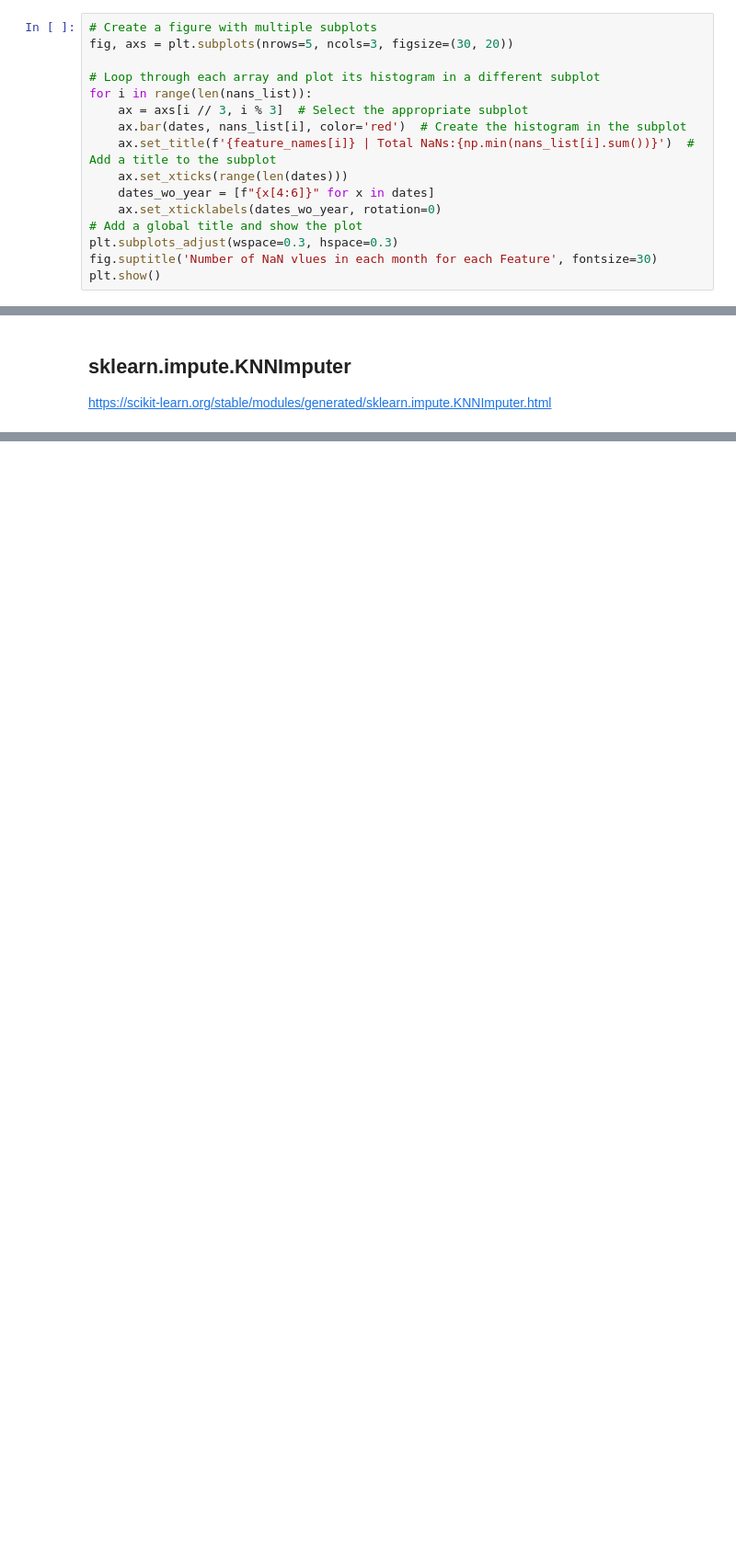
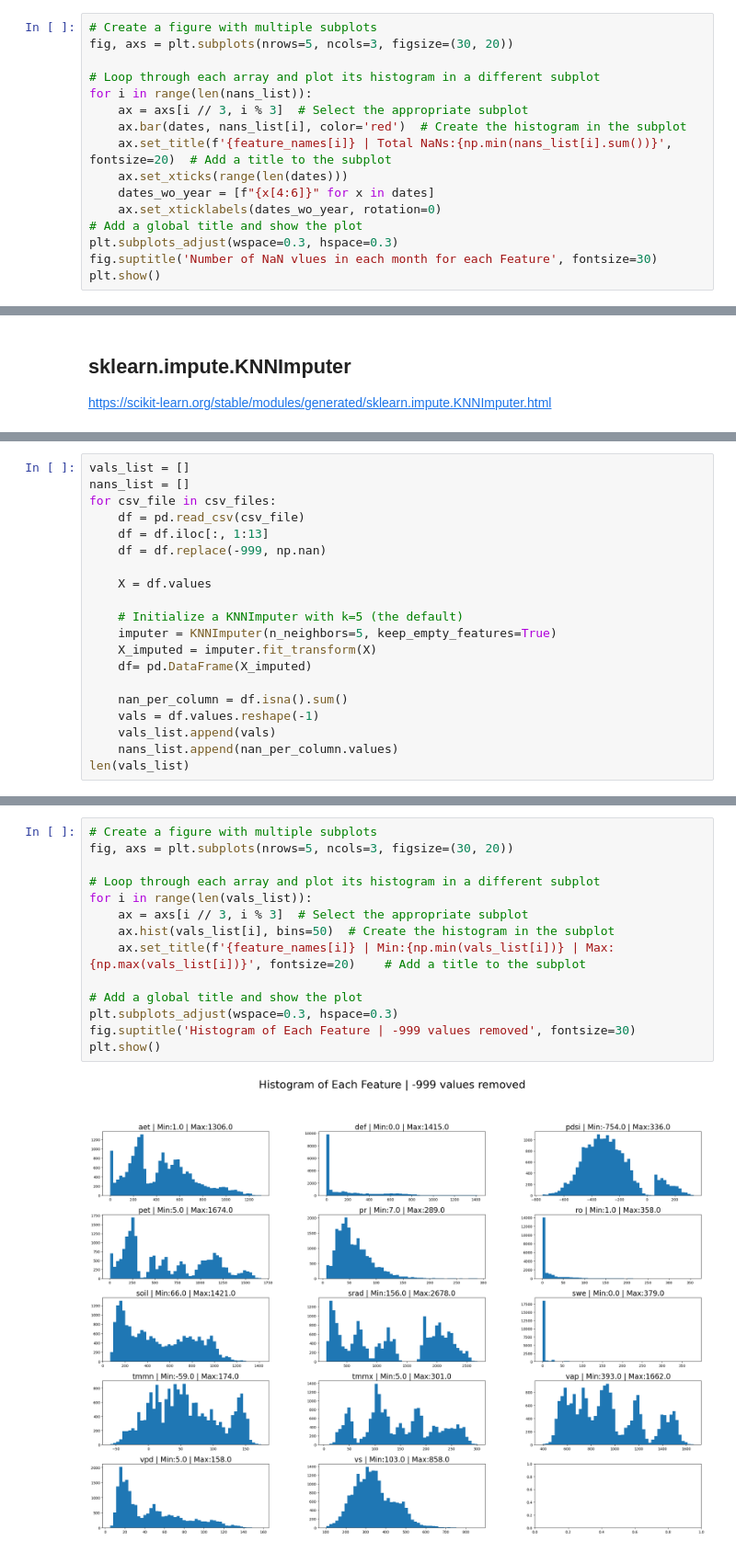
Before and after one commit to moienr/SoilNet, a Jupyter notebook: dataset/Climate/climate_data_analysis.ipynb, the cells around one changed output, grey strips where cells are left out. Shown at 92% size. Cells and saved outputs as stored; diff of their text form; blank space fills up the shorter version.

```diff
--- a/dataset/Climate/climate_data_analysis.ipynb
+++ b/dataset/Climate/climate_data_analysis.ipynb
@@ -393,7 +395,7 @@ fig, axs = plt.subplots(nrows=5, ncols=3, figsize=(30, 20))
 for i in range(len(nans_list)):
     ax = axs[i // 3, i % 3]  # Select the appropriate subplot
     ax.bar(dates, nans_list[i], color='red')  # Create the histogram in the subplot
-    ax.set_title(f'{feature_names[i]} | Total NaNs:{np.min(nans_list[i].sum())}')  # Add a title to the subplot
+    ax.set_title(f'{feature_names[i]} | Total NaNs:{np.min(nans_list[i].sum())}', fontsize=20)  # Add a title to the subplot
     ax.set_xticks(range(len(dates)))
     dates_wo_year = [f"{x[4:6]}" for x in dates]
     ax.set_xticklabels(dates_wo_year, rotation=0)
@@ -409,0 +418,20 @@ https://scikit-learn.org/stable/modules/generated/sklearn.impute.KNNImputer.html
+# %%
+vals_list = []
+nans_list = []
+for csv_file in csv_files:
+    df = pd.read_csv(csv_file)
+    df = df.iloc[:, 1:13]
+    df = df.replace(-999, np.nan)
+
+    X = df.values
+
+    # Initialize a KNNImputer with k=5 (the default)
+    imputer = KNNImputer(n_neighbors=5, keep_empty_features=True)
+    X_imputed = imputer.fit_transform(X)
+    df= pd.DataFrame(X_imputed)
+
+    nan_per_column = df.isna().sum()
+    vals = df.values.reshape(-1)
+    vals_list.append(vals)
+    nans_list.append(nan_per_column.values)
+len(vals_list)
@@ -409,0 +440,16 @@ https://scikit-learn.org/stable/modules/generated/sklearn.impute.KNNImputer.html
+# %%
+# Create a figure with multiple subplots
+fig, axs = plt.subplots(nrows=5, ncols=3, figsize=(30, 20))
+
+# Loop through each array and plot its histogram in a different subplot
+for i in range(len(vals_list)):
+    ax = axs[i // 3, i % 3]  # Select the appropriate subplot
+    ax.hist(vals_list[i], bins=50)  # Create the histogram in the subplot
+    ax.set_title(f'{feature_names[i]} | Min:{np.min(vals_list[i])} | Max:{np.max(vals_list[i])}', fontsize=20)    # Add a title to the subplot
+
+# Add a global title and show the plot
+plt.subplots_adjust(wspace=0.3, hspace=0.3)
+fig.suptitle('Histogram of Each Feature | -999 values removed', fontsize=30)
+plt.show()
+# %% [output]
+[figure, added]
```
Also changed, not shown: parts of 13 cells of this notebook.
